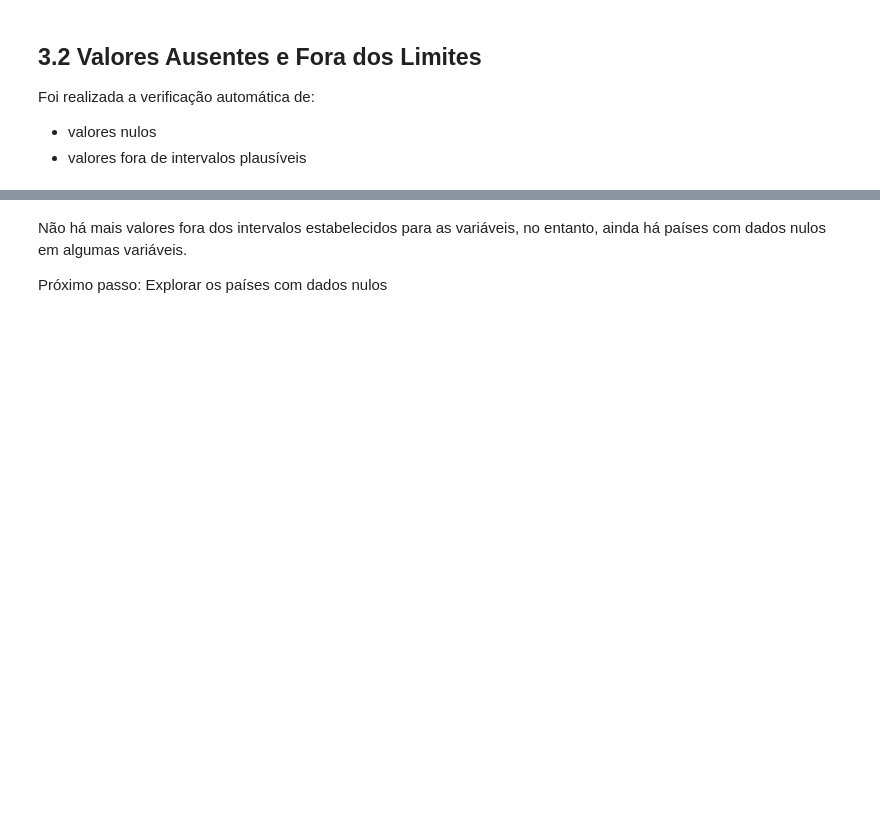
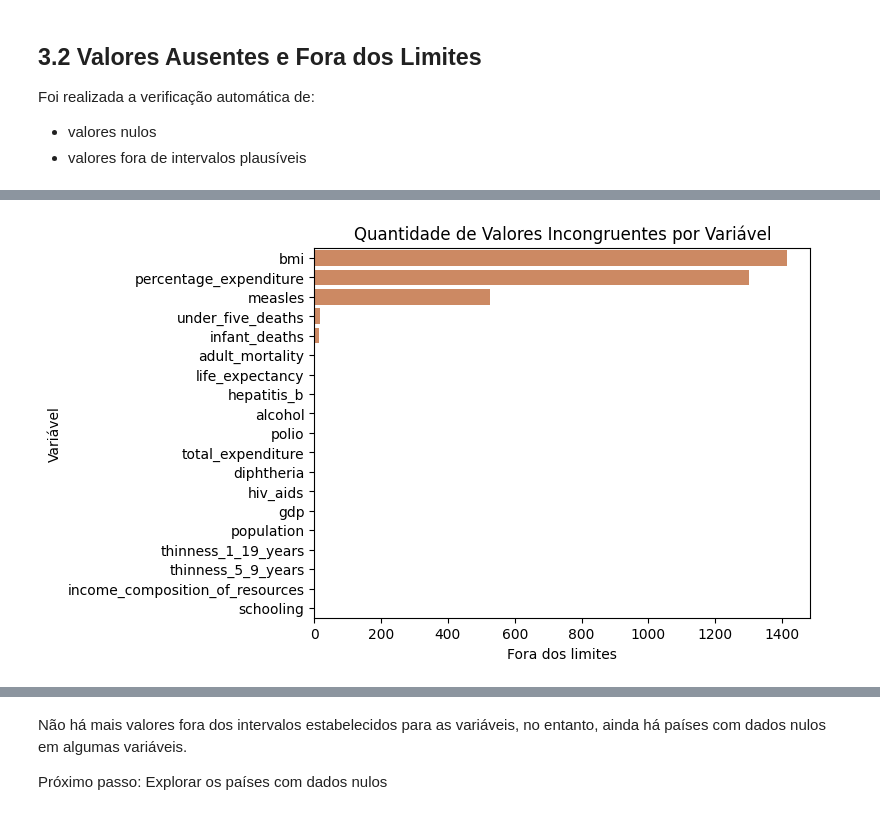
Before and after one commit to PauloVBernardo/life_expectancy_eda, a Jupyter notebook: notebooks/Expectativa_vida.ipynb, the cells around one changed output, grey strips where cells are left out. Cells and saved outputs as stored; diff of their text form; code cells hidden in the pictures; blank space fills up the shorter version.

```diff
--- a/notebooks/Expectativa_vida.ipynb
+++ b/notebooks/Expectativa_vida.ipynb
@@ -1516,0 +440,12 @@ Foram identificados 316 valores nulos
+# %%
+# Gráfico valores fora dos limites por variável
+sns.barplot(
+    data=tabela_qualidade.sort_values("Fora dos limites", ascending=False),
+    x="Fora dos limites",
+    y="Variável",
+    color="#DD8452"
+)
+plt.title("Quantidade de Valores Incongruentes por Variável")
+plt.show()
+# %% [output]
+[figure, added]
```
Also changed, not shown: parts of 228 cells of this notebook.
